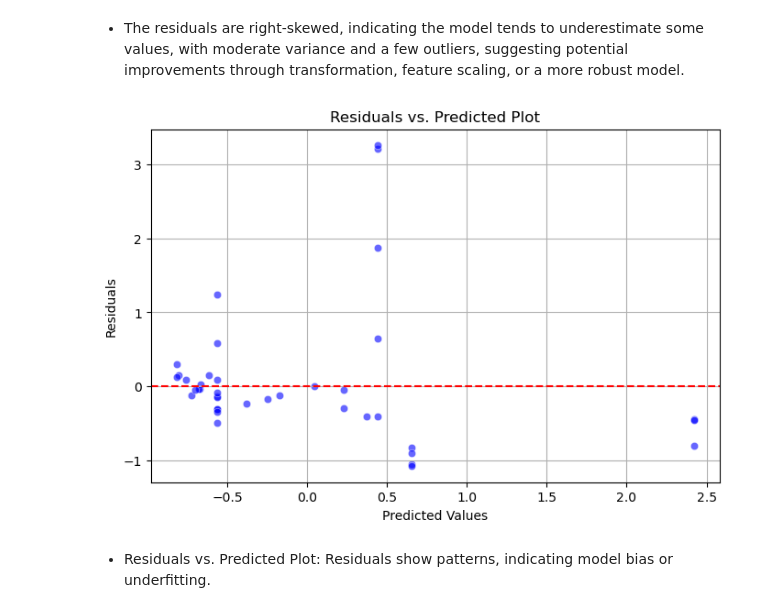
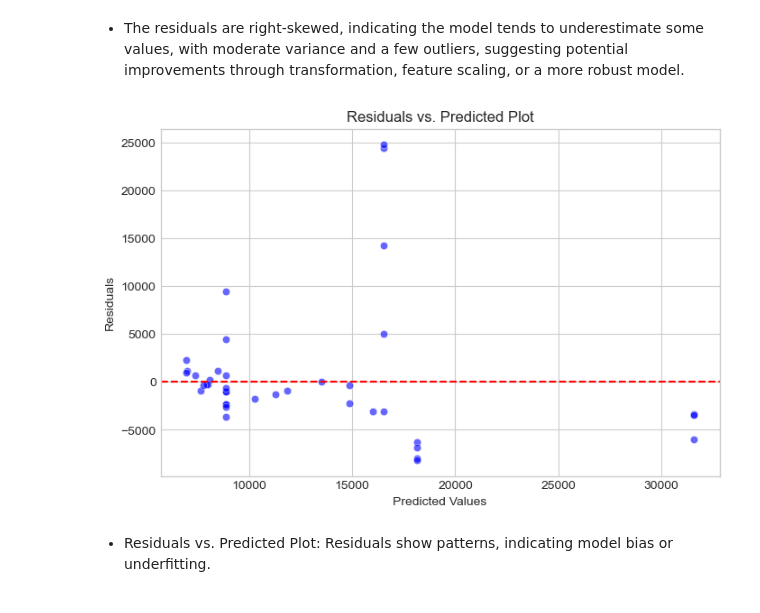
Before and after one commit to abid-sara/Automobile, a Jupyter notebook: notebooks/automobile.ipynb, the cells around one changed output. Drawn from its saved outputs; the diff is of its cells as text; code cells hidden in the pictures.

```diff
--- a/notebooks/automobile.ipynb
+++ b/notebooks/automobile.ipynb
@@ -1248,9 +1252,9 @@ histogram_residuals(y_test, y_pred)
 # %% [markdown]
 - The residuals are right-skewed, indicating the model tends to underestimate some values, with moderate variance and a few outliers, suggesting potential improvements through transformation, feature scaling, or a more robust model.
-# %%
-plot_residuals_vs_predicted(y_test, y_pred)
-# %% [output]
-[figure, removed]
+# %%
+plot_residuals_vs_predicted(y_test_original_scale, y_pred_not_scaled)
+# %% [output]
+[figure, added]
 # %% [markdown]
 - Residuals vs. Predicted Plot: Residuals show patterns, indicating model bias or underfitting.
 # %%
```
Also changed, not shown: parts of 19 cells of this notebook.
